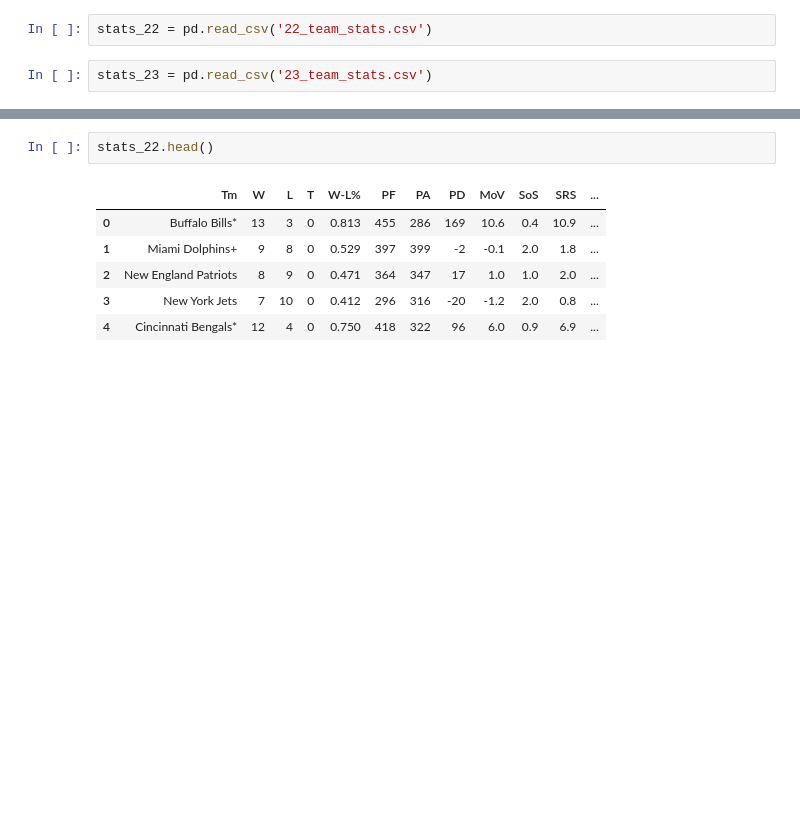
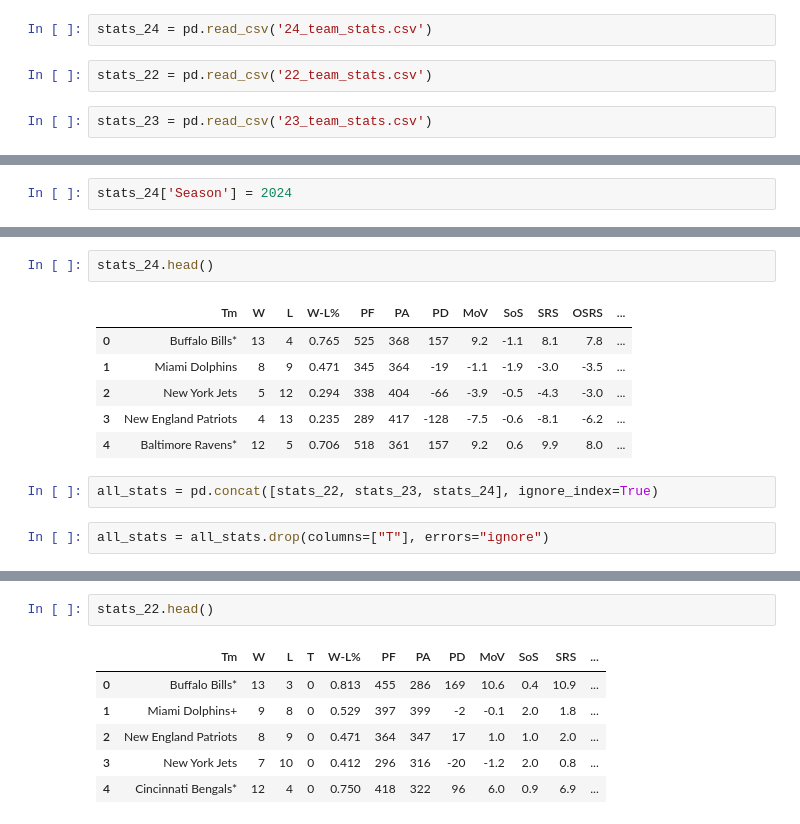
Before and after one commit to TerryOjeh/NFL-Match-Predictor, a Jupyter notebook: main.ipynb, the cells around one changed output, grey strips where cells are left out. Cells and saved outputs as stored; diff of their text form; blank space fills up the shorter version.

```diff
--- a/main.ipynb
+++ b/main.ipynb
@@ -9,3 +13,5 @@ schedule_23 = pd.read_csv('23_schedule.csv')
+# %%
+stats_24 = pd.read_csv('24_team_stats.csv')
 # %%
 stats_22 = pd.read_csv('22_team_stats.csv')
 # %%
@@ -89,0 +81,2 @@ schedule_23.tail()
+# %%
+stats_24['Season'] = 2024
@@ -89,0 +101,13 @@ schedule_23.tail()
+# %%
+stats_24.head()
+# %% [output]
+|  | Tm | W | L | W-L% | PF | PA | PD | MoV | SoS | SRS | OSRS | ... |
+| 0 | Buffalo Bills* | 13 | 4 | 0.765 | 525 | 368 | 157 | 9.2 | -1.1 | 8.1 | 7.8 | ... |
+| 1 | Miami Dolphins | 8 | 9 | 0.471 | 345 | 364 | -19 | -1.1 | -1.9 | -3.0 | -3.5 | ... |
+| 2 | New York Jets | 5 | 12 | 0.294 | 338 | 404 | -66 | -3.9 | -0.5 | -4.3 | -3.0 | ... |
+| 3 | New England Patriots | 4 | 13 | 0.235 | 289 | 417 | -128 | -7.5 | -0.6 | -8.1 | -6.2 | ... |
+| 4 | Baltimore Ravens* | 12 | 5 | 0.706 | 518 | 361 | 157 | 9.2 | 0.6 | 9.9 | 8.0 | ... |
+# %%
+all_stats = pd.concat([stats_22, stats_23, stats_24], ignore_index=True)
+# %%
+all_stats = all_stats.drop(columns=["T"], errors="ignore")
```
Also changed, not shown: parts of 55 cells of this notebook, 1 other file.
